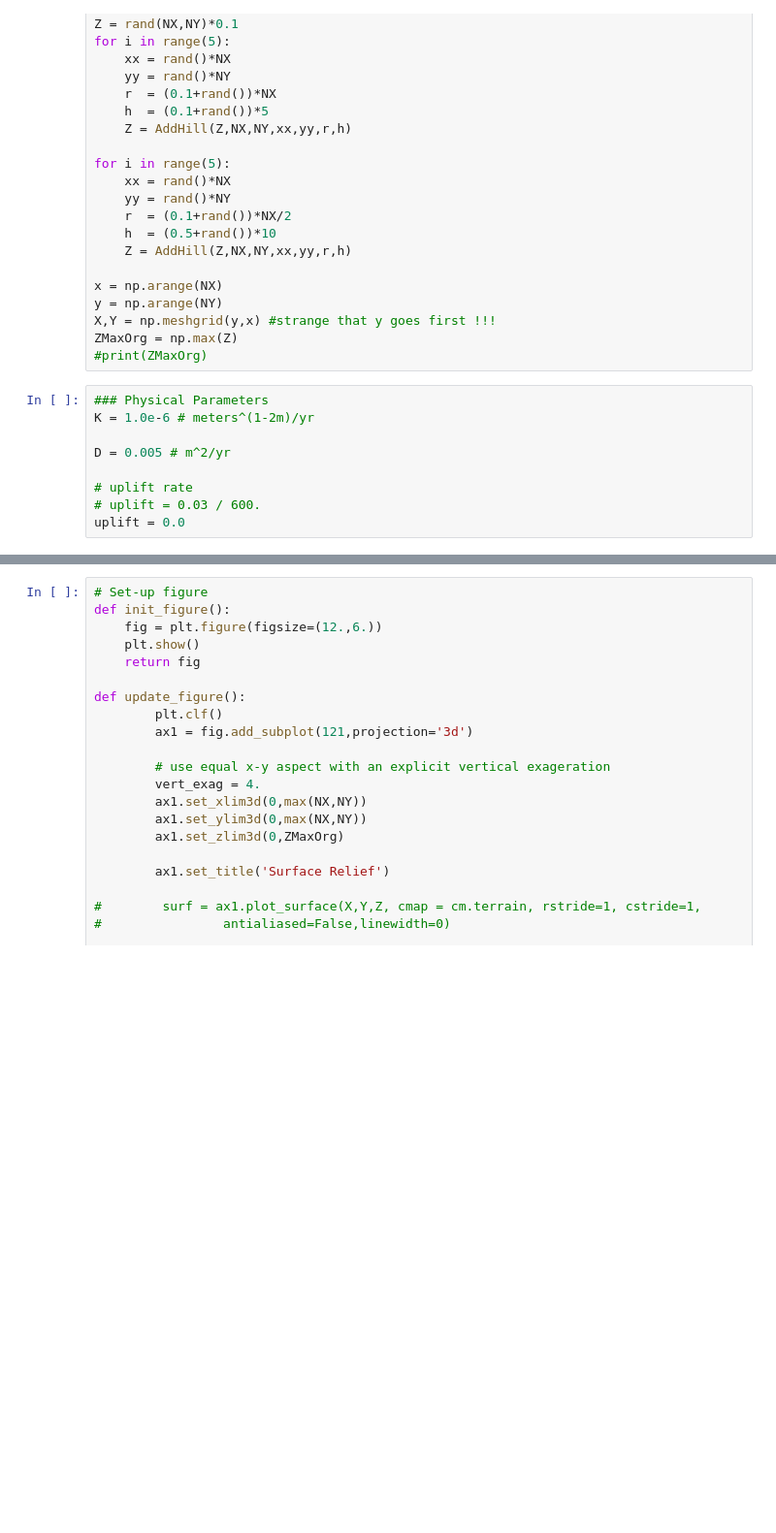
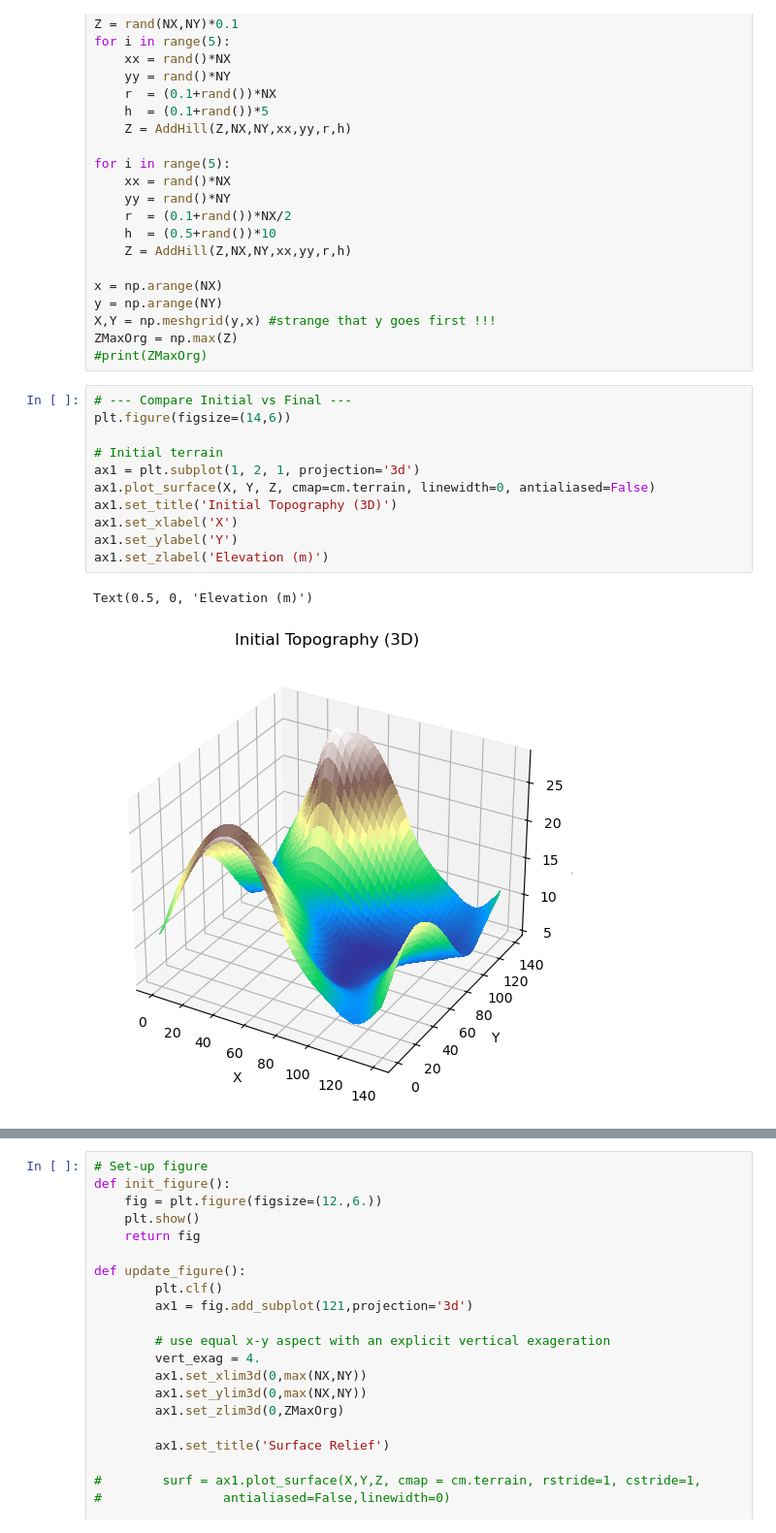
Before and after one commit to s1moncha/eps109, a Jupyter notebook: hw/hw9/erosion_13_with_ocean_for_homework.ipynb, the cells around one changed output, grey strips where cells are left out. Shown: that part at 97% size. Drawn from its saved outputs; the diff is of its cells as text; blank space fills up the shorter version.

```diff
--- a/hw/hw9/erosion_13_with_ocean_for_homework.ipynb
+++ b/hw/hw9/erosion_13_with_ocean_for_homework.ipynb
@@ -64,12 +89,17 @@ y = np.arange(NY)
 X,Y = np.meshgrid(y,x) #strange that y goes first !!!
 ZMaxOrg = np.max(Z)
 #print(ZMaxOrg)
-# %%
-### Physical Parameters
-K = 1.0e-6 # meters^(1-2m)/yr
-
-D = 0.005 # m^2/yr
-
-# uplift rate
-# uplift = 0.03 / 600.
-uplift = 0.0
+# %%
+# --- Compare Initial vs Final ---
+plt.figure(figsize=(14,6))
+
+# Initial terrain
+ax1 = plt.subplot(1, 2, 1, projection='3d')
+ax1.plot_surface(X, Y, Z, cmap=cm.terrain, linewidth=0, antialiased=False)
+ax1.set_title('Initial Topography (3D)')
+ax1.set_xlabel('X')
+ax1.set_ylabel('Y')
+ax1.set_zlabel('Elevation (m)')
+# %% [output]
+Text(0.5, 0, 'Elevation (m)')
+[figure, added]
```
Also changed, not shown: parts of 18 cells of this notebook, 2 other files.
